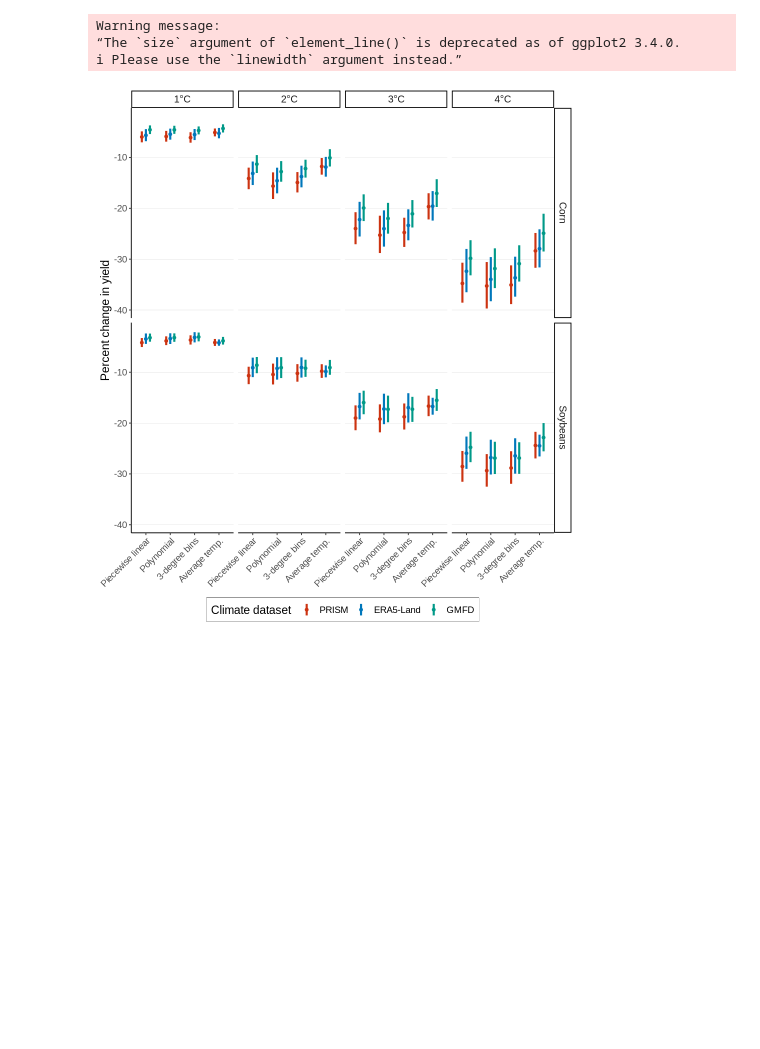
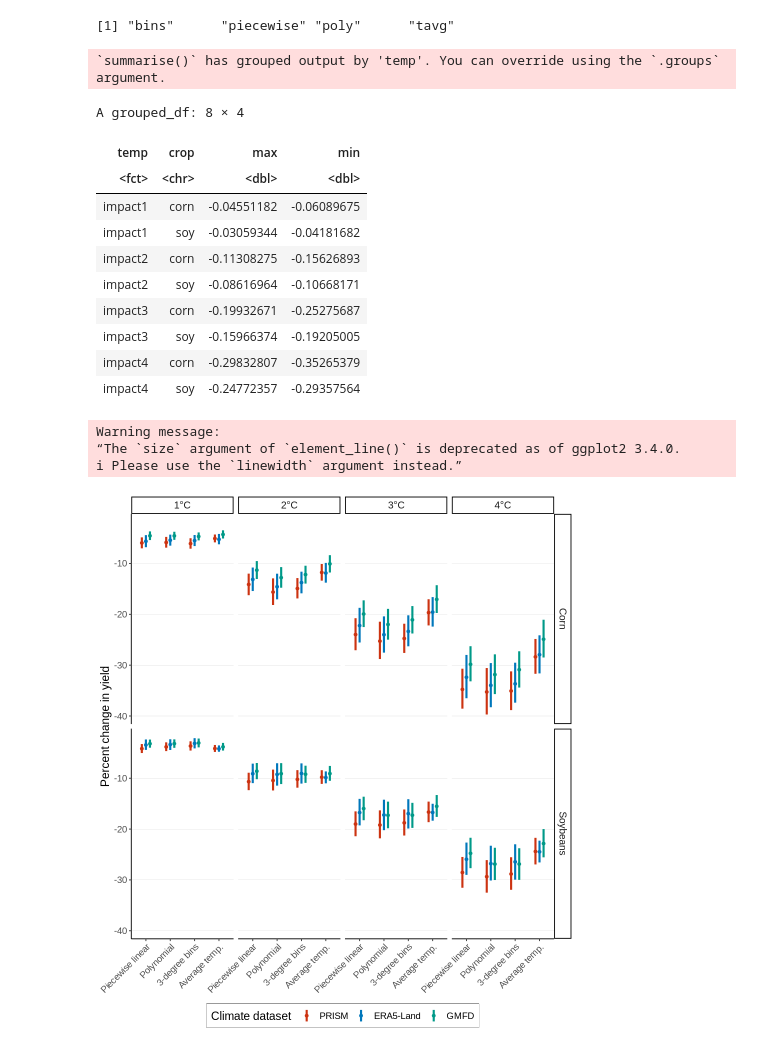
Before and after one commit to dylanhogan/climate_data_yields, a Jupyter notebook: R_analysis/notebooks/Fig3_climate_impacts.ipynb, the cells around one changed output. Saved outputs shown, nothing was run; the diff lists cells and outputs as text; code cells hidden in the pictures; blank space fills up the shorter version.

```diff
--- a/R_analysis/notebooks/Fig3_climate_impacts.ipynb
+++ b/R_analysis/notebooks/Fig3_climate_impacts.ipynb
@@ -18,6 +20,50 @@ plot_df = generate_climate_impacts_plot_df(
 plot_df |> write_feather(glue("{CODE}/results/intermediate/climate_impacts.feather"))
 # %%
 plot_df = read_feather(glue("{CODE}/results/intermediate/climate_impacts.feather"))
+# %%
+plot_df = plot_df |>
+    select(-iteration) |>
+    as.data.table() |>
+    melt(
+        id.vars = c('spec', 'crop', 'source'),
+        variable.name='temp',
+        value.name='impact') |>
+    group_by(spec, crop, source, temp) |>
+    summarize(
+        across(
+            where(is.numeric),
+            list(
+                mean = ~ mean(.x),
+                ub = ~ quantile(.x, 0.95),
+                lb = ~ quantile(.x, 0.05)
+            )
+        ),
+        .groups = 'drop'
+    ) |>
+    ungroup()
+# %%
+unique(plot_df$spec)
+# %% [output]
+[1] "bins"      "piecewise" "poly"      "tavg"
+# %%
+plot_df |>
+    filter(spec != 'tavg') |>
+    select(temp, crop, impact_mean) |>
+    group_by(temp, crop) |>
+    summarize(max = max(impact_mean), min=min(impact_mean))
+# %% [output]
+`summarise()` has grouped output by 'temp'. You can override using the `.groups` argument.
+A grouped_df: 8 × 4
+| temp | crop | max | min |
+| <fct> | <chr> | <dbl> | <dbl> |
+| impact1 | corn | -0.04551182 | -0.06089675 |
+| impact1 | soy | -0.03059344 | -0.04181682 |
+| impact2 | corn | -0.11308275 | -0.15626893 |
+| impact2 | soy | -0.08616964 | -0.10668171 |
+| impact3 | corn | -0.19932671 | -0.25275687 |
+| impact3 | soy | -0.15966374 | -0.19205005 |
+| impact4 | corn | -0.29832807 | -0.35265379 |
+| impact4 | soy | -0.24772357 | -0.29357564 |
 # %%
 options(repr.plot.width=8, repr.plot.height=9)
 plot = plot_climate_impacts(plot_df)
```
Also changed, not shown: parts of 1 cell of this notebook, 9 other files.
